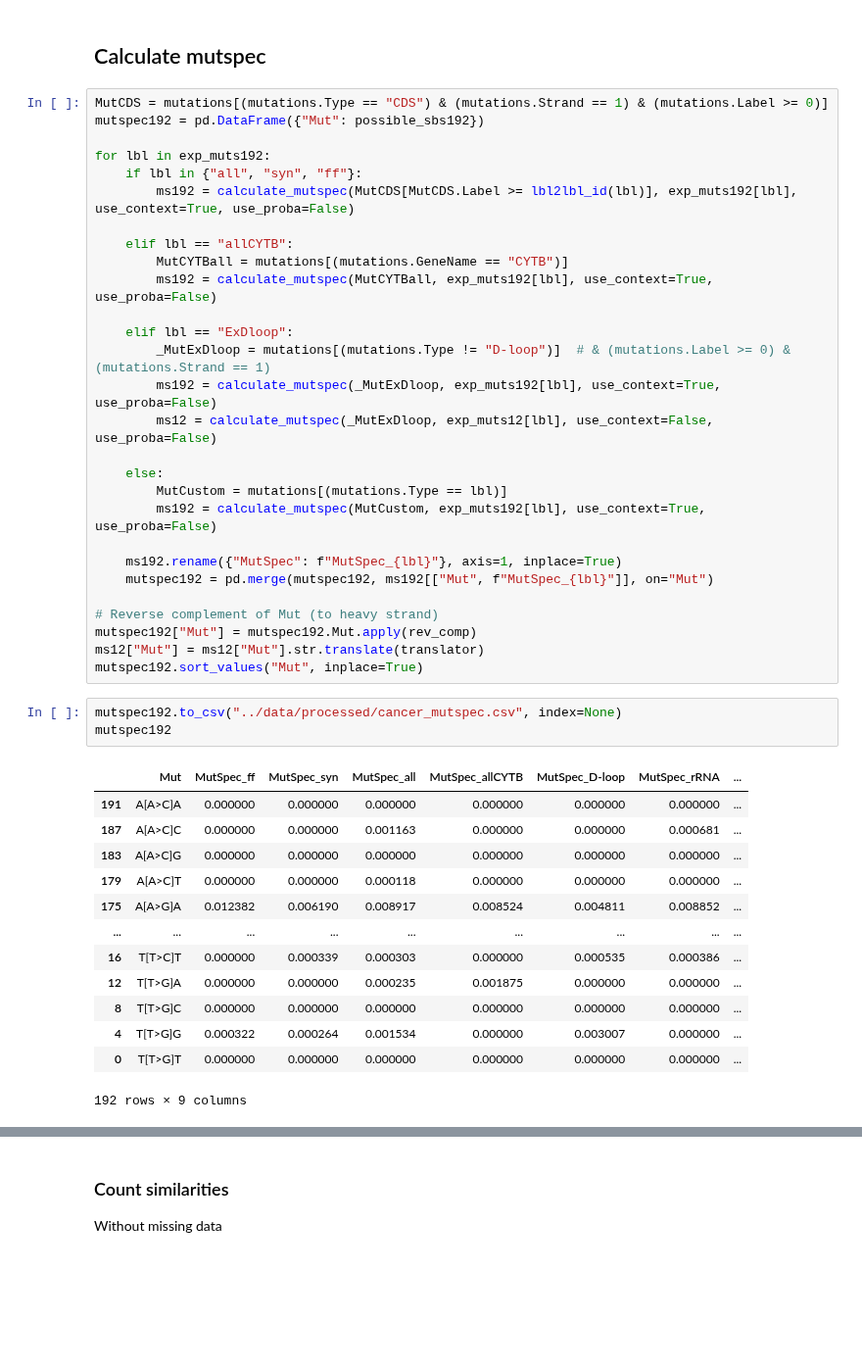
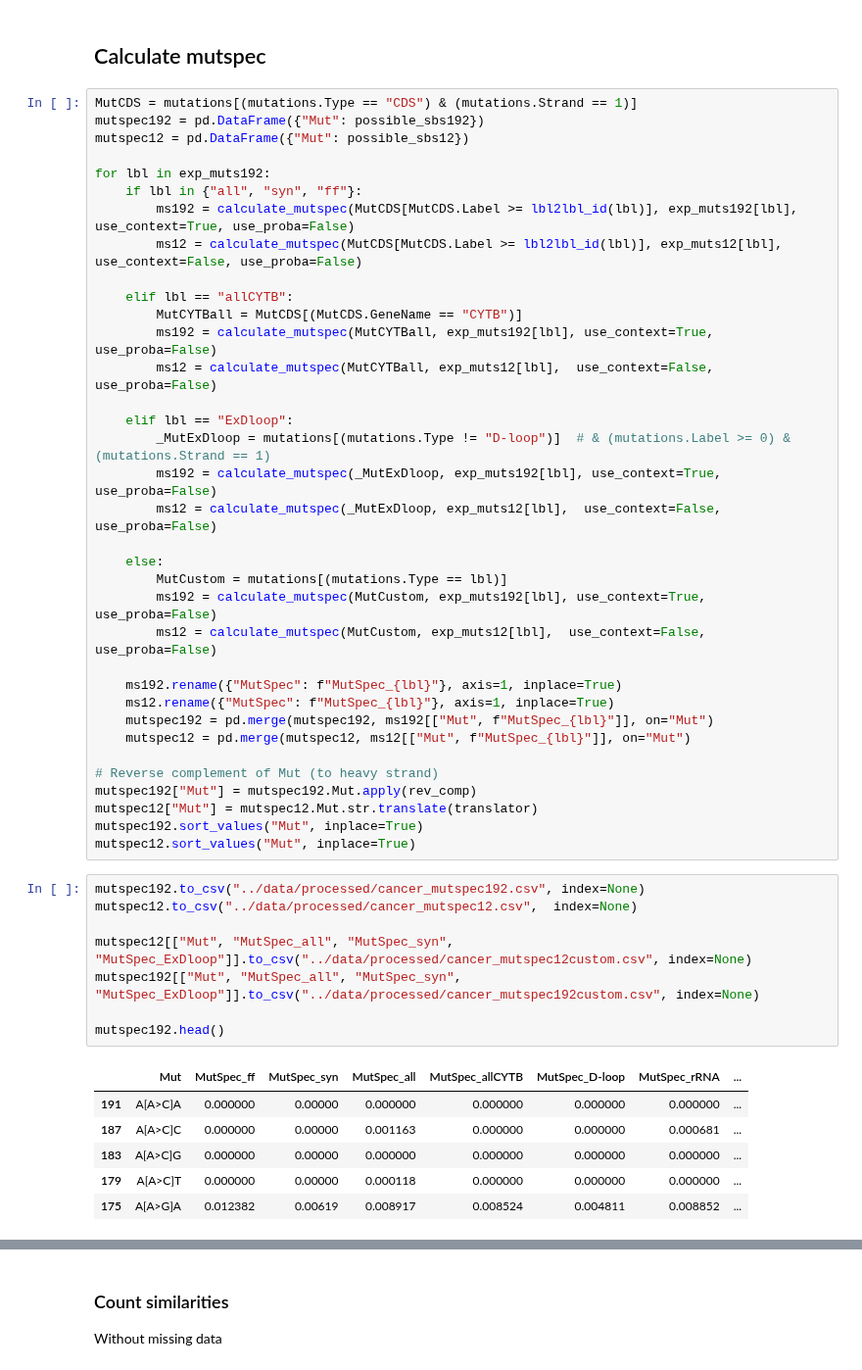
Before and after one commit to mitoclub/mtdnaMutSpecOfCancers, a Jupyter notebook: notebooks/mutspec.ipynb, the cells around one changed output, grey strips where cells are left out. Shown at 98% size. Drawn from its saved outputs; the diff is of its cells as text; blank space fills up the shorter version.

```diff
--- a/notebooks/mutspec.ipynb
+++ b/notebooks/mutspec.ipynb
@@ -96,47 +96,52 @@ pd.DataFrame(exp_muts192).sort_index()
 # %% [markdown]
 ## Calculate mutspec
 # %%
-MutCDS = mutations[(mutations.Type == "CDS") & (mutations.Strand == 1) & (mutations.Label >= 0)]
+MutCDS = mutations[(mutations.Type == "CDS") & (mutations.Strand == 1)]
 mutspec192 = pd.DataFrame({"Mut": possible_sbs192})
+mutspec12 = pd.DataFrame({"Mut": possible_sbs12})
 
 for lbl in exp_muts192:
     if lbl in {"all", "syn", "ff"}:
         ms192 = calculate_mutspec(MutCDS[MutCDS.Label >= lbl2lbl_id(lbl)], exp_muts192[lbl], use_context=True, use_proba=False)
+        ms12 = calculate_mutspec(MutCDS[MutCDS.Label >= lbl2lbl_id(lbl)], exp_muts12[lbl],  use_context=False, use_proba=False)
 
     elif lbl == "allCYTB":
-        MutCYTBall = mutations[(mutations.GeneName == "CYTB")]
+        MutCYTBall = MutCDS[(MutCDS.GeneName == "CYTB")]
         ms192 = calculate_mutspec(MutCYTBall, exp_muts192[lbl], use_context=True, use_proba=False)
+        ms12 = calculate_mutspec(MutCYTBall, exp_muts12[lbl],  use_context=False, use_proba=False)
 
     elif lbl == "ExDloop":
         _MutExDloop = mutations[(mutations.Type != "D-loop")]  # & (mutations.Label >= 0) & (mutations.Strand == 1)
         ms192 = calculate_mutspec(_MutExDloop, exp_muts192[lbl], use_context=True, use_proba=False)
-        ms12 = calculate_mutspec(_MutExDloop, exp_muts12[lbl], use_context=False, use_proba=False)
+        ms12 = calculate_mutspec(_MutExDloop, exp_muts12[lbl],  use_context=False, use_proba=False)
 
     else:
         MutCustom = mutations[(mutations.Type == lbl)]
         ms192 = calculate_mutspec(MutCustom, exp_muts192[lbl], use_context=True, use_proba=False)
+        ms12 = calculate_mutspec(MutCustom, exp_muts12[lbl],  use_context=False, use_proba=False)
 
     ms192.rename({"MutSpec": f"MutSpec_{lbl}"}, axis=1, inplace=True)
+    ms12.rename({"MutSpec": f"MutSpec_{lbl}"}, axis=1, inplace=True)
     mutspec192 = pd.merge(mutspec192, ms192[["Mut", f"MutSpec_{lbl}"]], on="Mut")
+    mutspec12 = pd.merge(mutspec12, ms12[["Mut", f"MutSpec_{lbl}"]], on="Mut")
 
 # Reverse complement of Mut (to heavy strand)
 mutspec192["Mut"] = mutspec192.Mut.apply(rev_comp)
-ms12["Mut"] = ms12["Mut"].str.translate(translator)
+mutspec12["Mut"] = mutspec12.Mut.str.translate(translator)
 mutspec192.sort_values("Mut", inplace=True)
+mutspec12.sort_values("Mut", inplace=True)
-# %%
-mutspec192.to_csv("../data/processed/cancer_mutspec.csv", index=None)
-mutspec192
-# %% [output]
-|  | Mut | MutSpec_ff | MutSpec_syn | MutSpec_all | MutSpec_allCYTB | MutSpec_D-loop | MutSpec_rRNA | ... |
-| 191 | A[A>C]A | 0.000000 | 0.000000 | 0.000000 | 0.000000 | 0.000000 | 0.000000 | ... |
-| 187 | A[A>C]C | 0.000000 | 0.000000 | 0.001163 | 0.000000 | 0.000000 | 0.000681 | ... |
-| 183 | A[A>C]G | 0.000000 | 0.000000 | 0.000000 | 0.000000 | 0.000000 | 0.000000 | ... |
-| 179 | A[A>C]T | 0.000000 | 0.000000 | 0.000118 | 0.000000 | 0.000000 | 0.000000 | ... |
-| 175 | A[A>G]A | 0.012382 | 0.006190 | 0.008917 | 0.008524 | 0.004811 | 0.008852 | ... |
-| ... | ... | ... | ... | ... | ... | ... | ... | ... |
-| 16 | T[T>C]T | 0.000000 | 0.000339 | 0.000303 | 0.000000 | 0.000535 | 0.000386 | ... |
-| 12 | T[T>G]A | 0.000000 | 0.000000 | 0.000235 | 0.001875 | 0.000000 | 0.000000 | ... |
-| 8 | T[T>G]C | 0.000000 | 0.000000 | 0.000000 | 0.000000 | 0.000000 | 0.000000 | ... |
-| 4 | T[T>G]G | 0.000322 | 0.000264 | 0.001534 | 0.000000 | 0.003007 | 0.000000 | ... |
-| 0 | T[T>G]T | 0.000000 | 0.000000 | 0.000000 | 0.000000 | 0.000000 | 0.000000 | ... |
-192 rows × 9 columns
+# %%
+mutspec192.to_csv("../data/processed/cancer_mutspec192.csv", index=None)
+mutspec12.to_csv("../data/processed/cancer_mutspec12.csv",  index=None)
+
+mutspec12[["Mut", "MutSpec_all", "MutSpec_syn", "MutSpec_ExDloop"]].to_csv("../data/processed/cancer_mutspec12custom.csv", index=None)
+mutspec192[["Mut", "MutSpec_all", "MutSpec_syn", "MutSpec_ExDloop"]].to_csv("../data/processed/cancer_mutspec192custom.csv", index=None)
+
+mutspec192.head()
+# %% [output]
+|  | Mut | MutSpec_ff | MutSpec_syn | MutSpec_all | MutSpec_allCYTB | MutSpec_D-loop | MutSpec_rRNA | ... |
+| 191 | A[A>C]A | 0.000000 | 0.00000 | 0.000000 | 0.000000 | 0.000000 | 0.000000 | ... |
+| 187 | A[A>C]C | 0.000000 | 0.00000 | 0.001163 | 0.000000 | 0.000000 | 0.000681 | ... |
+| 183 | A[A>C]G | 0.000000 | 0.00000 | 0.000000 | 0.000000 | 0.000000 | 0.000000 | ... |
+| 179 | A[A>C]T | 0.000000 | 0.00000 | 0.000118 | 0.000000 | 0.000000 | 0.000000 | ... |
+| 175 | A[A>G]A | 0.012382 | 0.00619 | 0.008917 | 0.008524 | 0.004811 | 0.008852 | ... |
```
Also changed, not shown: parts of 9 cells of this notebook, 11 other files.
